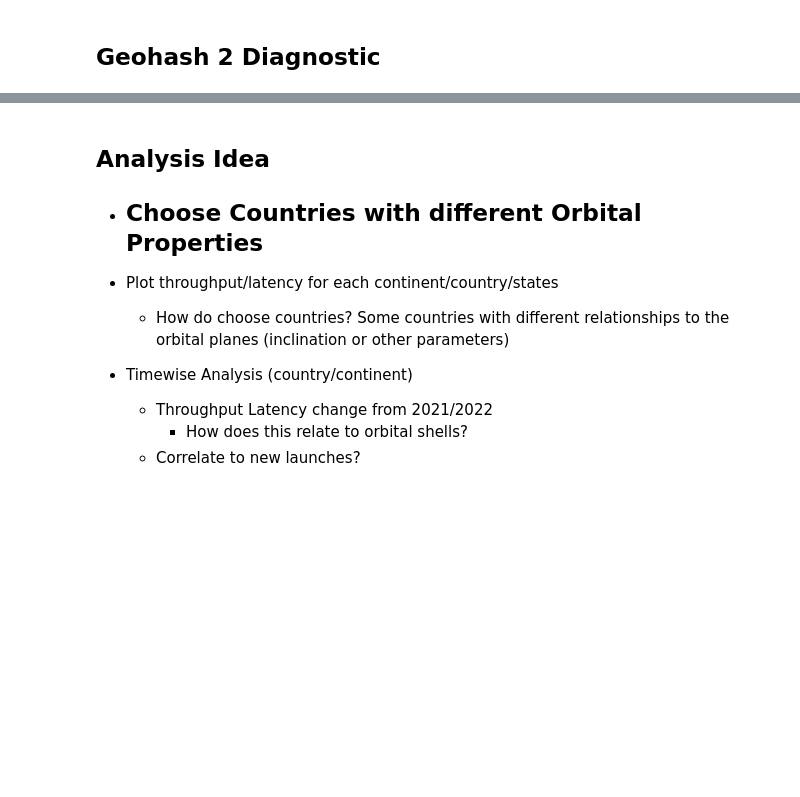
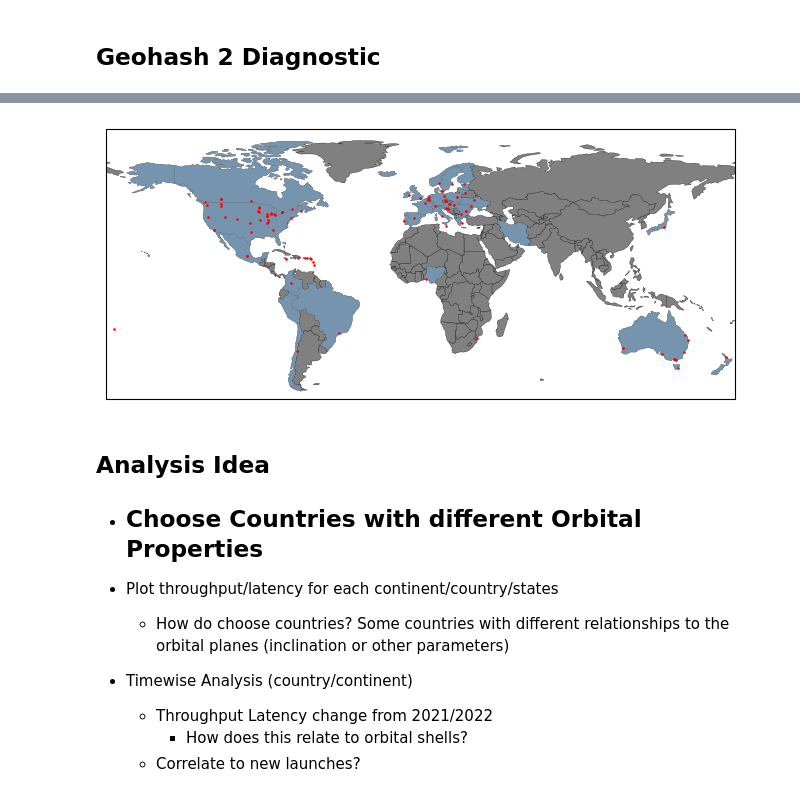
Before and after one commit to Rakagami/datascience_satellites_and_me, a Jupyter notebook: mlab.ipynb, the cells around one changed output, grey strips where cells are left out. Cells and saved outputs as stored; diff of their text form; code cells hidden in the pictures; blank space fills up the shorter version.

```diff
--- a/mlab.ipynb
+++ b/mlab.ipynb
@@ -14,3 +17,18 @@ import matplotlib.pyplot as plt
+# %%
+# Starlink Availability scraped from wikipedia
+
+from bs4 import BeautifulSoup
+import requests
+
+response = requests.get("https://en.wikipedia.org/wiki/Starlink")
+soup = BeautifulSoup(response.text)
+
+countries_soup = soup.find_all("table", attrs={"class": "wikitable"})[1]
+
+countries = []
+for a in countries_soup.find_all("tr")[1:]:
+    for b in a.find_all("td")[2].find_all("a"):
+        countries.append(b.text)
 # %% [markdown]
 ## Table Entry Stats over Time
 # %%
@@ -165,3 +154,46 @@ visualize_cords(points, sizes)
+# %%
+import geopandas
+from matplotlib import colors
+from descartes import PolygonPatch
+
+continents = ["AF", "AS", "EU", "NA", "OC", "SA"]
+cols = ["#c1d5e2", "#ce9c7f", "#7598b6", "#6a7465", "#914c09", "#663979", "#fbe17b"]
+
+world = geopandas.read_file(geopandas.datasets.get_path('naturalearth_lowres'))
+world = world[(world.name!="Antarctica")]
+
+def plotCountryPatch( axes, country_name, fcolor ):
+    # plot a country on the provided axes
+    nami = world[world.name == country_name]
+    namigm = nami.__geo_interface__['features']  # geopandas's geo_interface
+    namig0 = {'type': namigm[0]['geometry']['type'], \
+              'coordinates': namigm[0]['geometry']['coordinates']}
+    axes.add_patch(PolygonPatch( namig0, fc=fcolor, ec="black", alpha=0.85, zorder=2, linewidth=0.0 ))
+
+
+fig, ax = plt.subplots(figsize=(7, 3), subplot_kw={'projection': ccrs.PlateCarree()})
+
+cmap = colors.ListedColormap(cols[:-2])
+world.plot(facecolor = "grey", edgecolor="black", ax=ax, linewidth=0.2)
+
+for c in countries:
+    c = "United States of America" if c == "United States" else c
+
+    if(c in world["name"].values):
+        plotCountryPatch(ax, c, cols[2])
+
+latitude, longitude = points[:, 1], points[:, 0]
+ax.scatter(latitude, longitude, sizes = [0.7], color="red", zorder = 10)
+
+ax.set_extent([-180, 180, -60, 90], ccrs.PlateCarree())
+ax.get_xaxis().set_ticks([])
+ax.get_yaxis().set_ticks([])
+
+plt.tight_layout()
+plt.savefig("mlab_availabilitynprobes.pdf", pad_inches=0)
+plt.show()
+# %% [output]
+[figure, added]
 # %% [markdown]
 ## Analysis Idea
 
```
Also changed, not shown: parts of 22 cells of this notebook.
